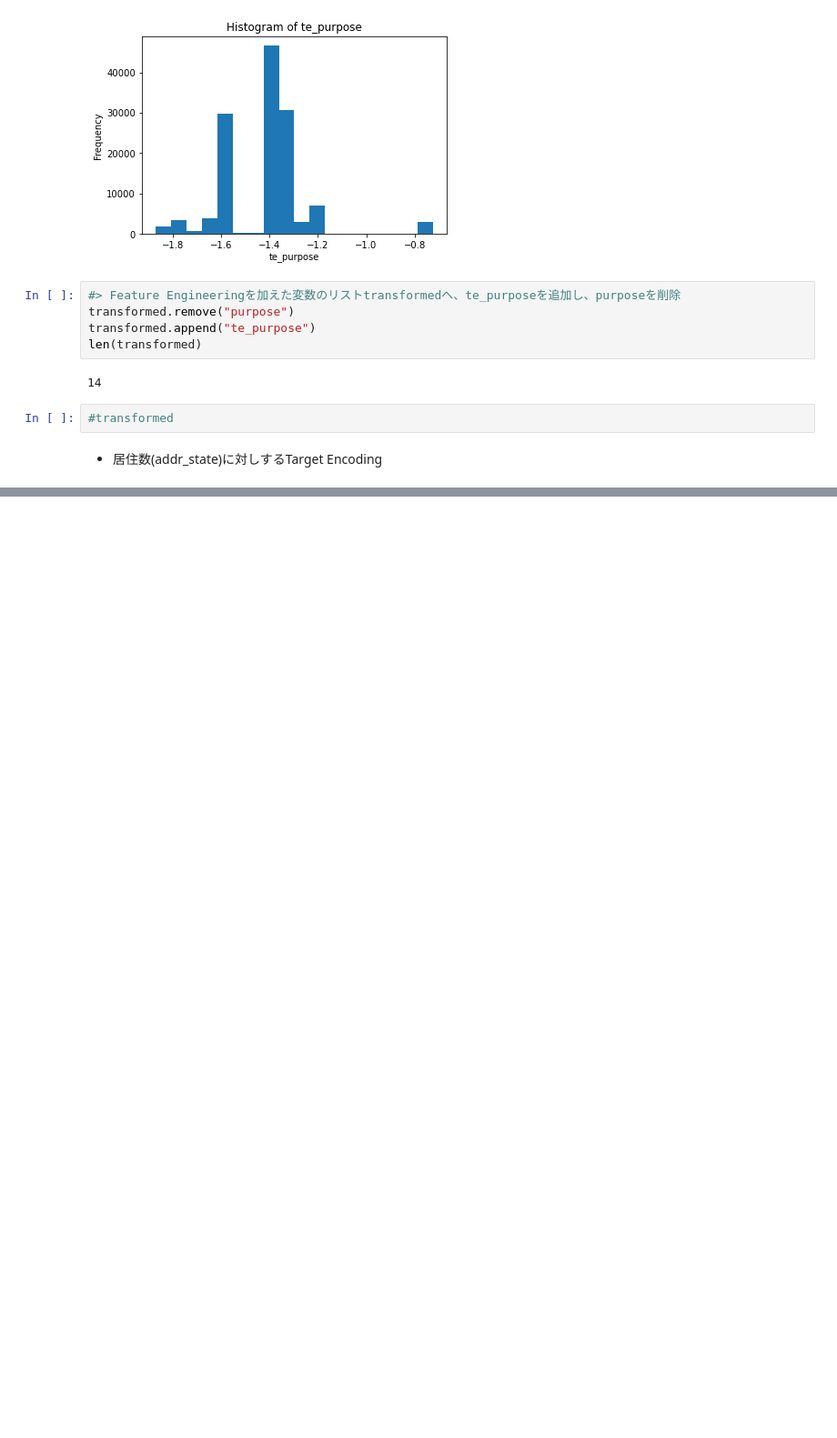
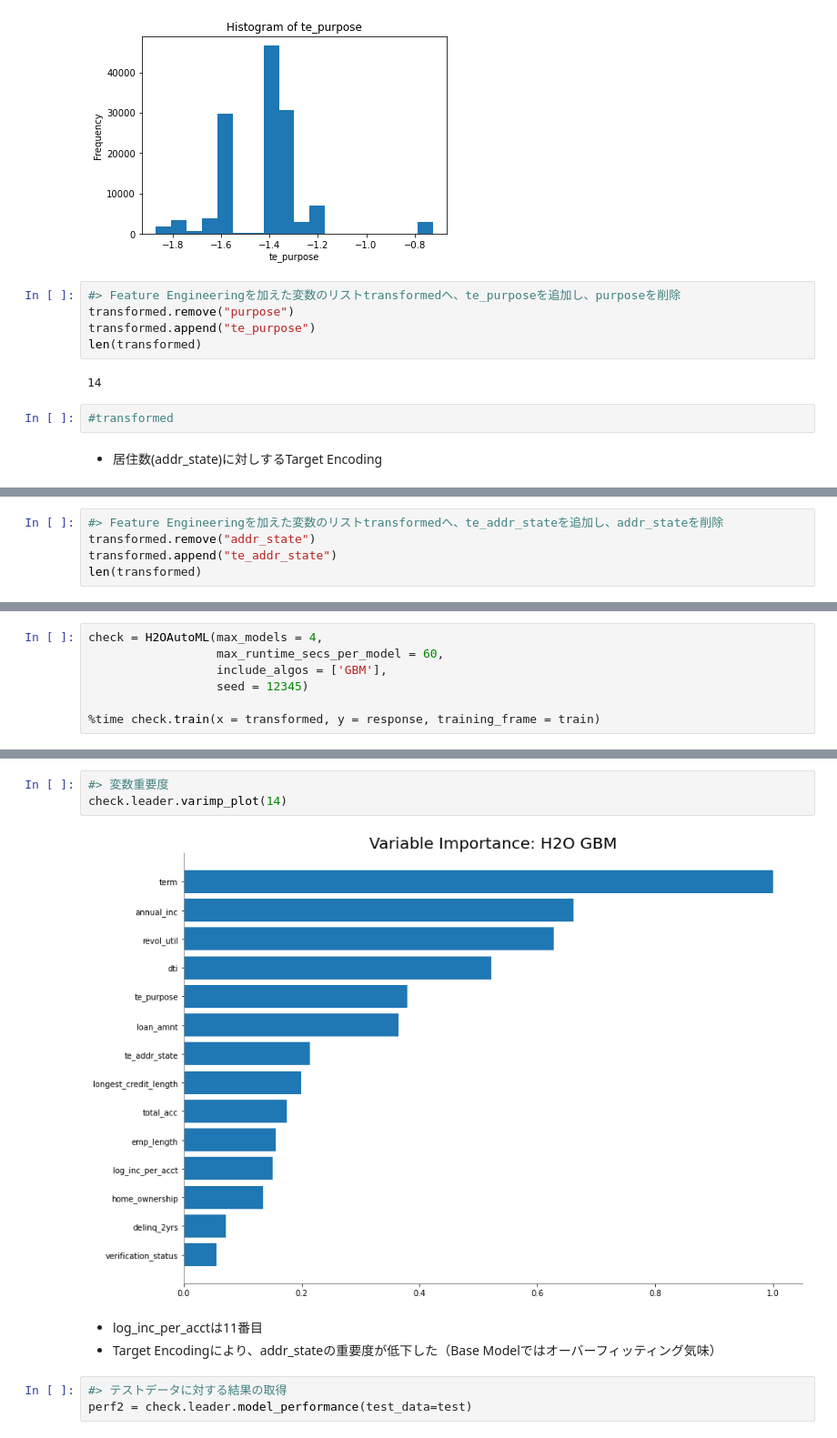
Before and after one commit to yukismd/H2O_3_Tutorial, a Jupyter notebook: python_api/Feature_Engineering_Deep_Dive.ipynb, the cells around one changed output, grey strips where cells are left out. Shown: that part at 91% size. Cells and saved outputs as stored; diff of their text form; blank space fills up the shorter version.

Commit message:
update Feature_Engineering_Deep_Dive

```diff
--- a/python_api/Feature_Engineering_Deep_Dive.ipynb
+++ b/python_api/Feature_Engineering_Deep_Dive.ipynb
@@ -625,0 +712,5 @@ len(transformed)
+# %%
+#> Feature Engineeringを加えた変数のリストtransformedへ、te_addr_stateを追加し、addr_stateを削除
+transformed.remove("addr_state")
+transformed.append("te_addr_state")
+len(transformed)
@@ -625,0 +721,7 @@ len(transformed)
+# %%
+check = H2OAutoML(max_models = 4,
+                  max_runtime_secs_per_model = 60,
+                  include_algos = ['GBM'],
+                  seed = 12345)
+
+%time check.train(x = transformed, y = response, training_frame = train)
@@ -625,0 +840,11 @@ len(transformed)
+# %%
+#> 変数重要度
+check.leader.varimp_plot(14)
+# %% [output]
+[figure, added]
+# %% [markdown]
+- log_inc_per_acctは11番目
+- Target Encodingにより、addr_stateの重要度が低下した（Base Modelではオーバーフィッティング気味）
+# %%
+#> テストデータに対する結果の取得
+perf2 = check.leader.model_performance(test_data=test)
```
Also changed, not shown: parts of 26 cells of this notebook.
